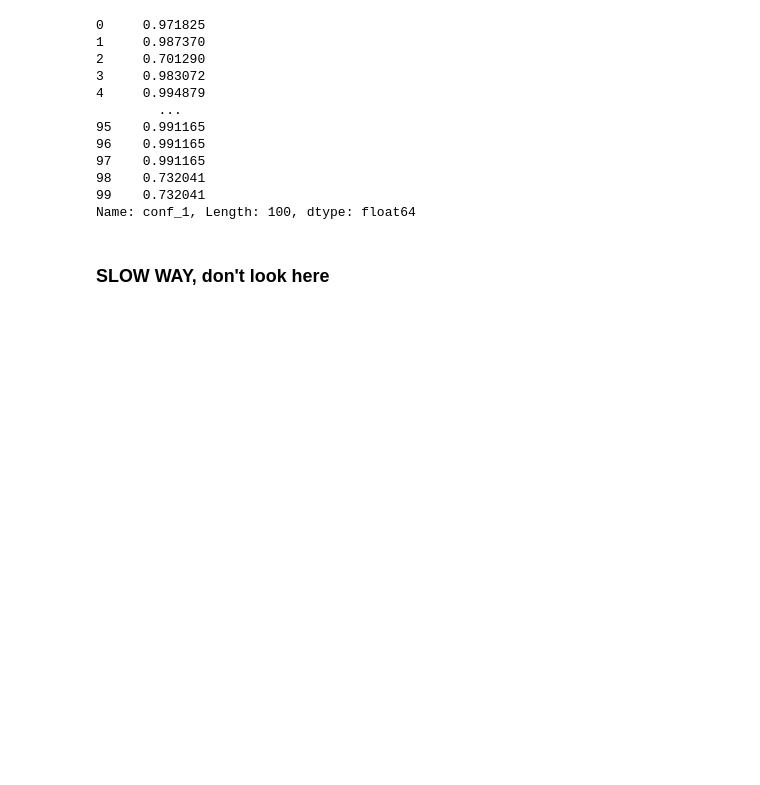
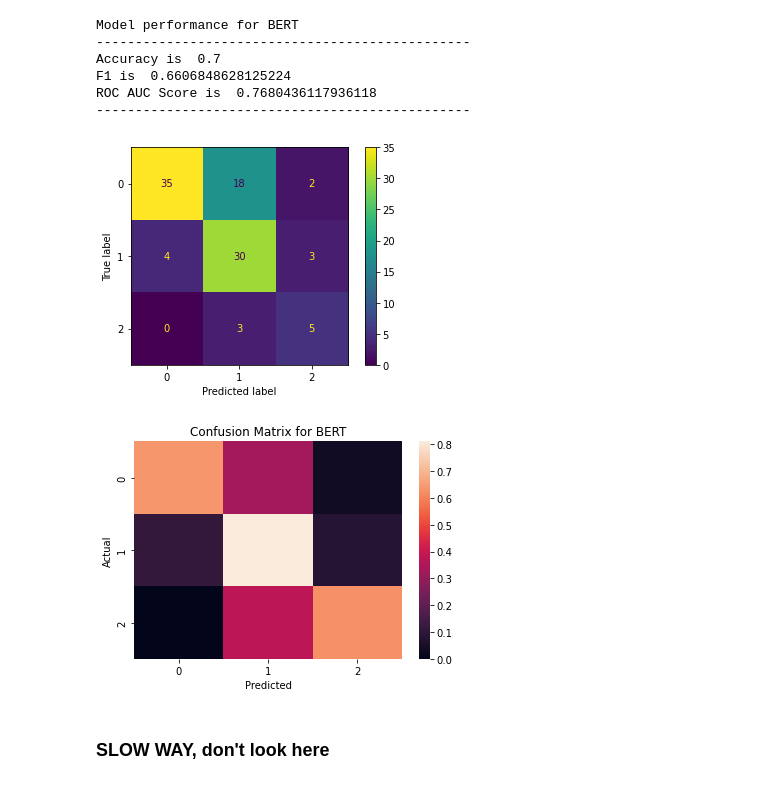
Before and after one commit to jvschlierf/networkthesis, a Jupyter notebook: classifier/nn/bert_base_cased_eval.ipynb, the cells around one changed output. Drawn from its saved outputs; the diff is of its cells as text; code cells hidden in the pictures; blank space fills up the shorter version.

```diff
--- a/classifier/nn/bert_base_cased_eval.ipynb
+++ b/classifier/nn/bert_base_cased_eval.ipynb
@@ -29,3 +32,5 @@ results = classifier(testlist[:100], top_k=3)
+# %%
+test2 = test[0:100]
 # %%
 results
 # %% [output]
@@ -68,6 +74,6 @@ results[0]
 # %%
-for i, j in test.iterrows():
-    test.at[i, 'pred_1'] = np.int64(results[i][0]['label'][-1])
-    test.at[i, 'conf_1'] = results[i][0]['score']
-    test.at[i, 'pred_2'] = np.int64(results[i][1]['label'][-1])
-    test.at[i, 'conf_2'] = results[i][1]['score']
+for i, j in test2.iterrows():
+    test2.at[i, 'pred_1'] = np.int64(results[i][0]['label'][-1])
+    test2.at[i, 'conf_1'] = results[i][0]['score']
+    test2.at[i, 'pred_2'] = np.int64(results[i][1]['label'][-1])
+    test2.at[i, 'conf_2'] = results[i][1]['score']
@@ -74,15 +101,4 @@ for i, j in test.iterrows():
-# %%
-test["conf_1"]
-# %% [output]
-0     0.971825
-1     0.987370
-2     0.701290
-3     0.983072
-4     0.994879
-        ...
-95    0.991165
-96    0.991165
-97    0.991165
-98    0.732041
-99    0.732041
-Name: conf_1, Length: 100, dtype: float64
+# %%
+test2.loc[ test['label'] == 1, 'label'] = 4
+test2.loc[ test['label'] == 0, 'label'] = 1
+test.loc[ test['label'] == 4, 'label'] = 0
@@ -89,3 +112,34 @@ Name: conf_1, Length: 100, dtype: float64
+# %%
+def plot_results(y_test, y_pred, model ):
+    acc = metrics.accuracy_score(y_test, y_pred)
+    f1 = metrics.f1_score(y_test, y_pred, average='macro')
+    y_pred_onehot = pd.get_dummies(y_pred)
+    roc_auc = metrics.roc_auc_score(y_test, y_pred_onehot, multi_class='ovo')
+    print('Model performance for {model}'.format(model=model))
+    print('------------------------------------------------')
+    print('Accuracy is ', acc)
+    print('F1 is ', f1)
+    print('ROC AUC Score is ', roc_auc)
+    print('------------------------------------------------')
+
+    metrics.ConfusionMatrixDisplay.from_predictions(y_test, y_pred)
+    plt.show()
+    df = pd.DataFrame(metrics.confusion_matrix(y_test, y_pred))
+    df2 = df.div(df.sum(axis=1), axis=0)
+    ax = sns.heatmap(df2)
+    ax.set(xlabel='Predicted', ylabel='Actual', title=f'Confusion Matrix for {model}')
+    plt.show()
+# %%
+plot_results(test2['label'], test2['pred_1'], 'BERT')
+# %% [output]
+Model performance for BERT
+------------------------------------------------
+Accuracy is  0.7
+F1 is  0.6606848628125224
+ROC AUC Score is  0.7680436117936118
+------------------------------------------------
+[figure, added]
+[figure, added]
 # %% [markdown]
 ### SLOW WAY, don't look here
 # %%
```
Also changed, not shown: parts of 7 cells of this notebook, 5 other files.
